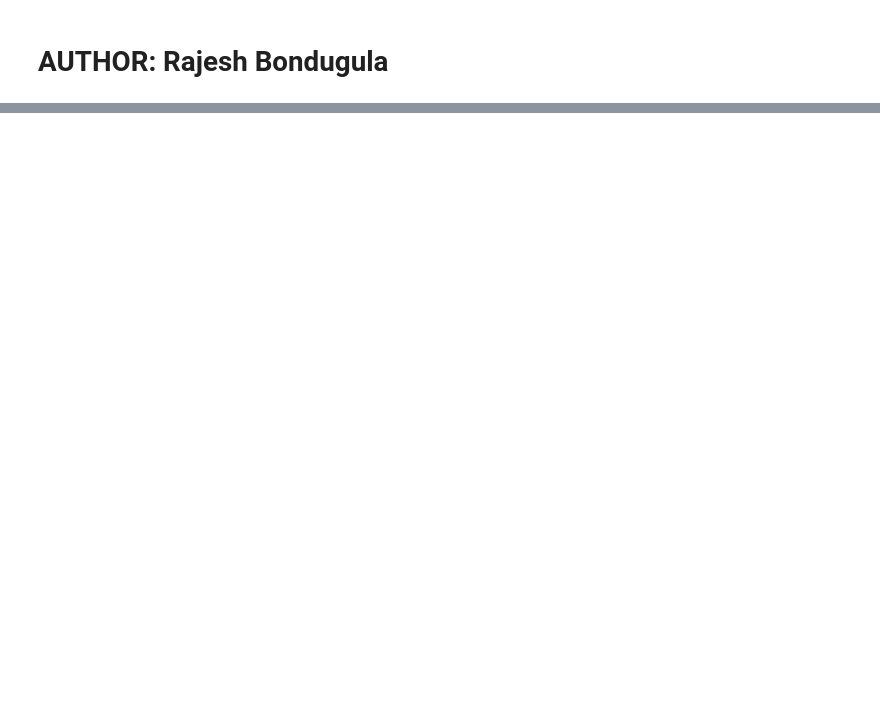
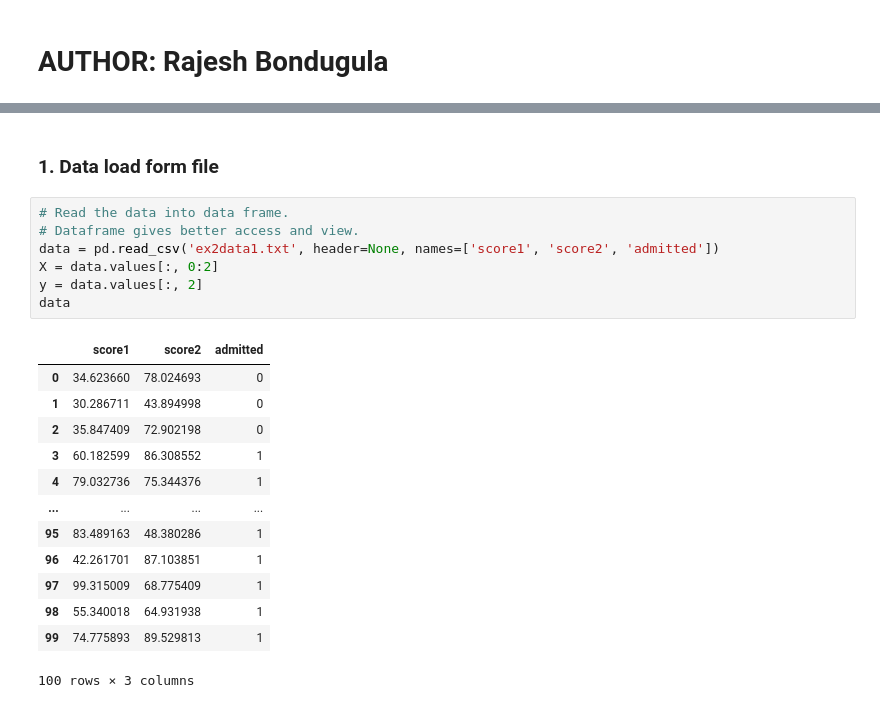
Before and after one commit to bn121rajesh/ipython-notebooks, a Jupyter notebook: MachineLearning/LogisticRegression/LogisticRegression.ipynb, the cells around one changed output, grey strips where cells are left out. Cells and saved outputs as stored; diff of their text form; blank space fills up the shorter version.

```diff
--- a/MachineLearning/LogisticRegression/LogisticRegression.ipynb
+++ b/MachineLearning/LogisticRegression/LogisticRegression.ipynb
@@ -34,0 +281,23 @@ plt.title("Sigmoid function")
+# %% [markdown]
+### 1. Data load form file
+# %%
+# Read the data into data frame.
+# Dataframe gives better access and view.
+data = pd.read_csv('ex2data1.txt', header=None, names=['score1', 'score2', 'admitted'])
+X = data.values[:, 0:2]
+y = data.values[:, 2]
+data
+# %% [output]
+|  | score1 | score2 | admitted |
+| 0 | 34.623660 | 78.024693 | 0 |
+| 1 | 30.286711 | 43.894998 | 0 |
+| 2 | 35.847409 | 72.902198 | 0 |
+| 3 | 60.182599 | 86.308552 | 1 |
+| 4 | 79.032736 | 75.344376 | 1 |
+| ... | ... | ... | ... |
+| 95 | 83.489163 | 48.380286 | 1 |
+| 96 | 42.261701 | 87.103851 | 1 |
+| 97 | 99.315009 | 68.775409 | 1 |
+| 98 | 55.340018 | 64.931938 | 1 |
+| 99 | 74.775893 | 89.529813 | 1 |
+100 rows × 3 columns
```
Also changed, not shown: parts of 25 cells of this notebook, 1 other file.
